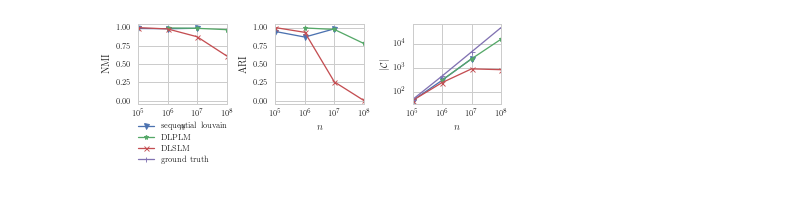
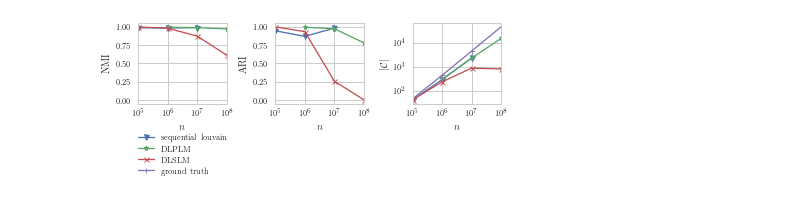
Before and after one commit to kit-algo/distributed_clustering_thrill, a Jupyter notebook: analysis/LFR Graph Size.ipynb, the cells around one changed output. Saved outputs shown, nothing was run; the diff lists cells and outputs as text; code cells hidden in the pictures.

```diff
--- a/analysis/LFR Graph Size.ipynb
+++ b/analysis/LFR Graph Size.ipynb
@@ -221,32 +221,32 @@ for (i, measure) in [(0, 'NMI'), (1, 'ARI'), (2, 'cluster_count')]:
         .merge(frames['algorithm_run'], left_on='algorithm_run_id', right_index=True) \
         .merge(frames['program_run'], left_on='program_run_id', right_index=True) \
         .loc[lambda x: x['graph'].str.contains('LFR')] \
         .loc[lambda x: x['node_count'] < 200000000] \
         .groupby(['node_count', 'algorithm'])[measure].mean().dropna().unstack()
 
     sml['sequential louvain'].plot(logx=True, legend=False, ax=axes[i], marker='v')
     sml['DLPLM'].plot(logx=True, legend=False, ax=axes[i], marker='*')
     sml['DLSLM'].plot(logx=True, legend=False, ax=axes[i], marker='x')
 
     if measure == 'cluster_count':
         axes[i].set_ylabel('$|\mathcal{C}|$')
     else:
         axes[i].set_ylabel(measure)
         axes[i].set_ylim((-0.05, 1.05))
     axes[i].set_xlabel("$n$")
     axes[i].xaxis.set_ticks([100000, 1000000, 10000000, 100000000])
 
 pd.DataFrame([{ 'node_count': 100000, 'ground truth': 49 },
               { 'node_count': 1000000, 'ground truth': 457 },
               { 'node_count': 10000000, 'ground truth': 4542 },
               { 'node_count': 100000000, 'ground truth': 45653 }]) \
     .set_index('node_count').plot(logx=True, legend=False, ax=axes[2], marker='+')
 axes[2].set_ylabel('$|\mathcal{C}|$')
 axes[2].set_yscale('log')
 axes[2].set_xlabel("$n$")
 axes[2].xaxis.set_ticks([100000, 1000000, 10000000, 100000000])
 
-plt.legend(loc = 'lower left', bbox_to_anchor = (0.11,-0.5,1,1), bbox_transform = plt.gcf().transFigure)
+plt.legend(loc = 'lower left', bbox_to_anchor = (0.11,-0.61,1,1), bbox_transform = plt.gcf().transFigure)
 savefig("lfr_size")
 # %% [output]
-[figure, old version]
+[figure, new version]
```
